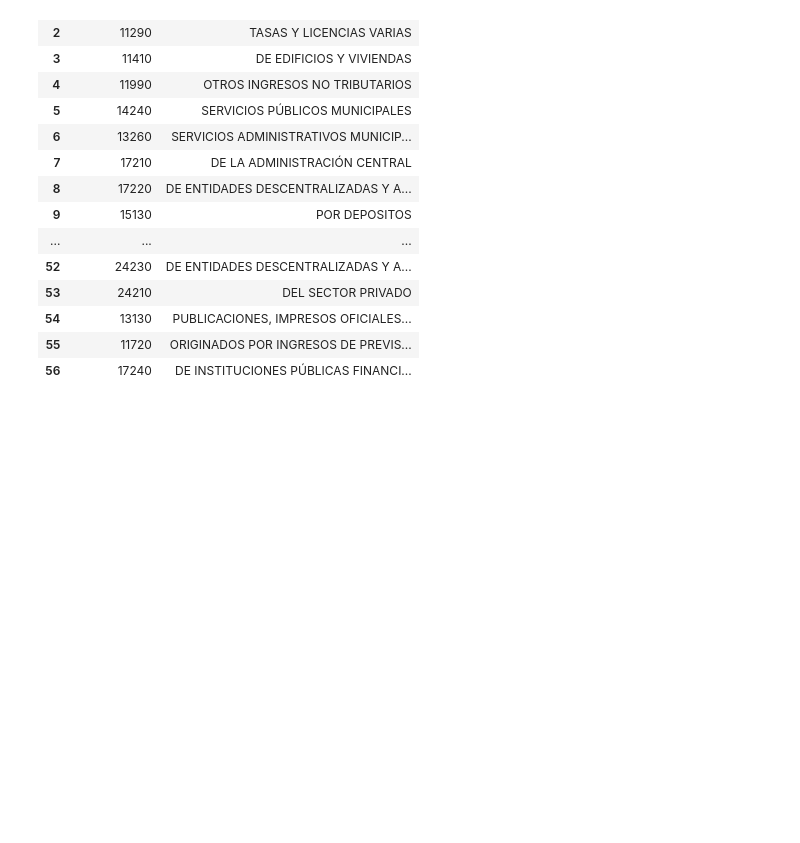
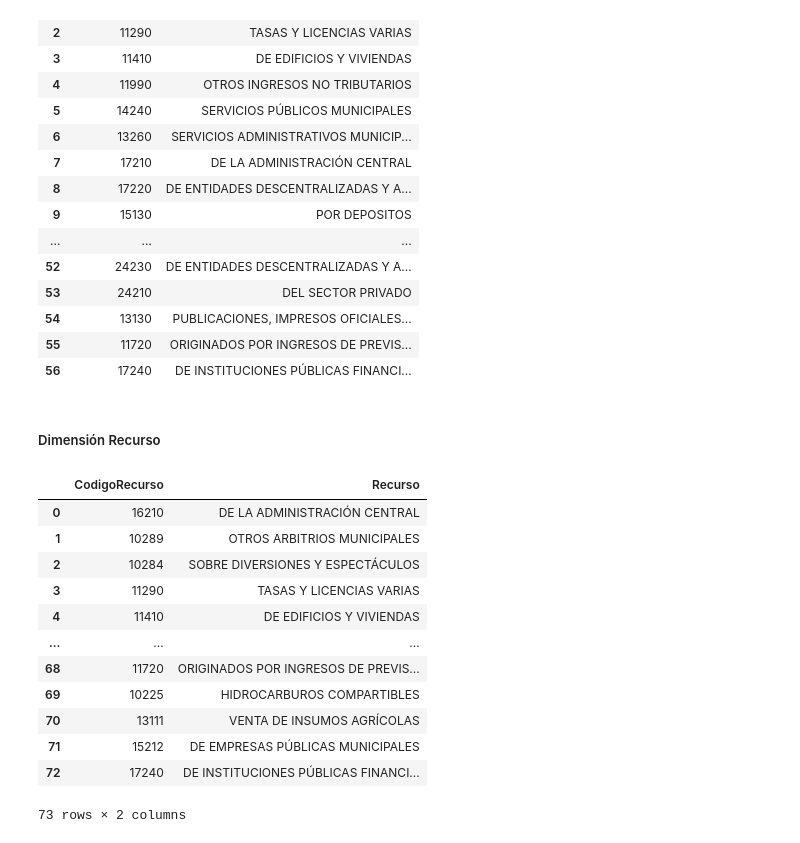
Before and after one commit to jerson8a/Proyecto2_CienciaDeDatosEnPython, a Jupyter notebook: Solution_Project2_JersonOchoa.ipynb, the cells around one changed output. Cells and saved outputs as stored; diff of their text form; code cells hidden in the pictures; blank space fills up the shorter version.

Commit message:
[ADD] Dimension Recurso

```diff
--- a/Solution_Project2_JersonOchoa.ipynb
+++ b/Solution_Project2_JersonOchoa.ipynb
@@ -673,3 +673,27 @@ dimGrupo
 | 54 | 13130 | PUBLICACIONES, IMPRESOS OFICIALES... |
 | 55 | 11720 | ORIGINADOS POR INGRESOS DE PREVIS... |
 | 56 | 17240 | DE INSTITUCIONES PÚBLICAS FINANCI... |
+# %% [markdown]
+##### Dimensión Recurso
+# %%
+# Datos 2021
+dimRecurso = df_fuente_2021.loc[:, ['CodigoRecurso', 'Recurso']]
+dimRecurso.drop_duplicates(inplace=True)
+dimRecurso = pd.DataFrame(dimRecurso)
+dimRecurso.reset_index(inplace=True)
+dimRecurso = dimRecurso.drop(['index'], axis=1)
+dimRecurso
+# %% [output]
+|  | CodigoRecurso | Recurso |
+| 0 | 16210 | DE LA ADMINISTRACIÓN CENTRAL |
+| 1 | 10289 | OTROS ARBITRIOS MUNICIPALES |
+| 2 | 10284 | SOBRE DIVERSIONES Y ESPECTÁCULOS |
+| 3 | 11290 | TASAS Y LICENCIAS VARIAS |
+| 4 | 11410 | DE EDIFICIOS Y VIVIENDAS |
+| ... | ... | ... |
+| 68 | 11720 | ORIGINADOS POR INGRESOS DE PREVIS... |
+| 69 | 10225 | HIDROCARBUROS COMPARTIBLES |
+| 70 | 13111 | VENTA DE INSUMOS AGRÍCOLAS |
+| 71 | 15212 | DE EMPRESAS PÚBLICAS MUNICIPALES |
+| 72 | 17240 | DE INSTITUCIONES PÚBLICAS FINANCI... |
+73 rows × 2 columns
```
Also changed, not shown: parts of 2 cells of this notebook.
